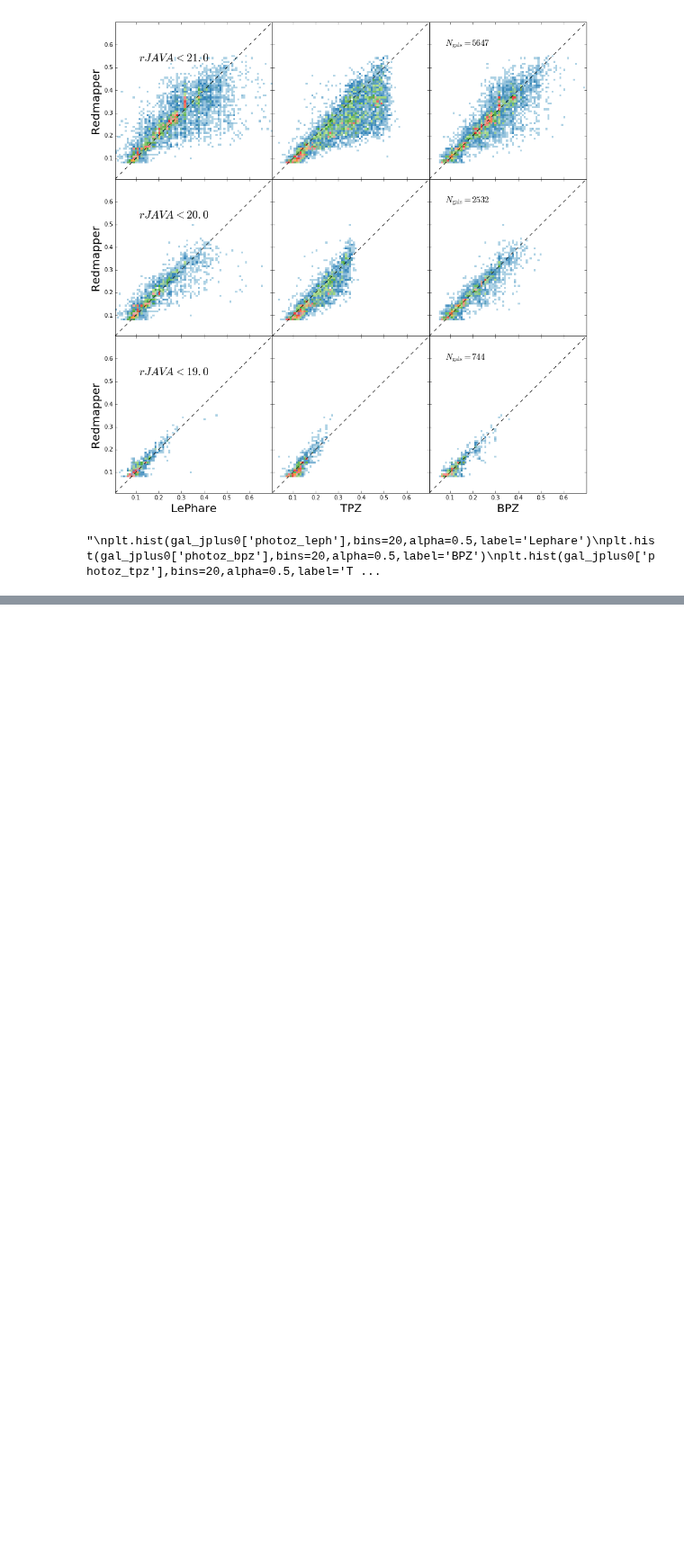
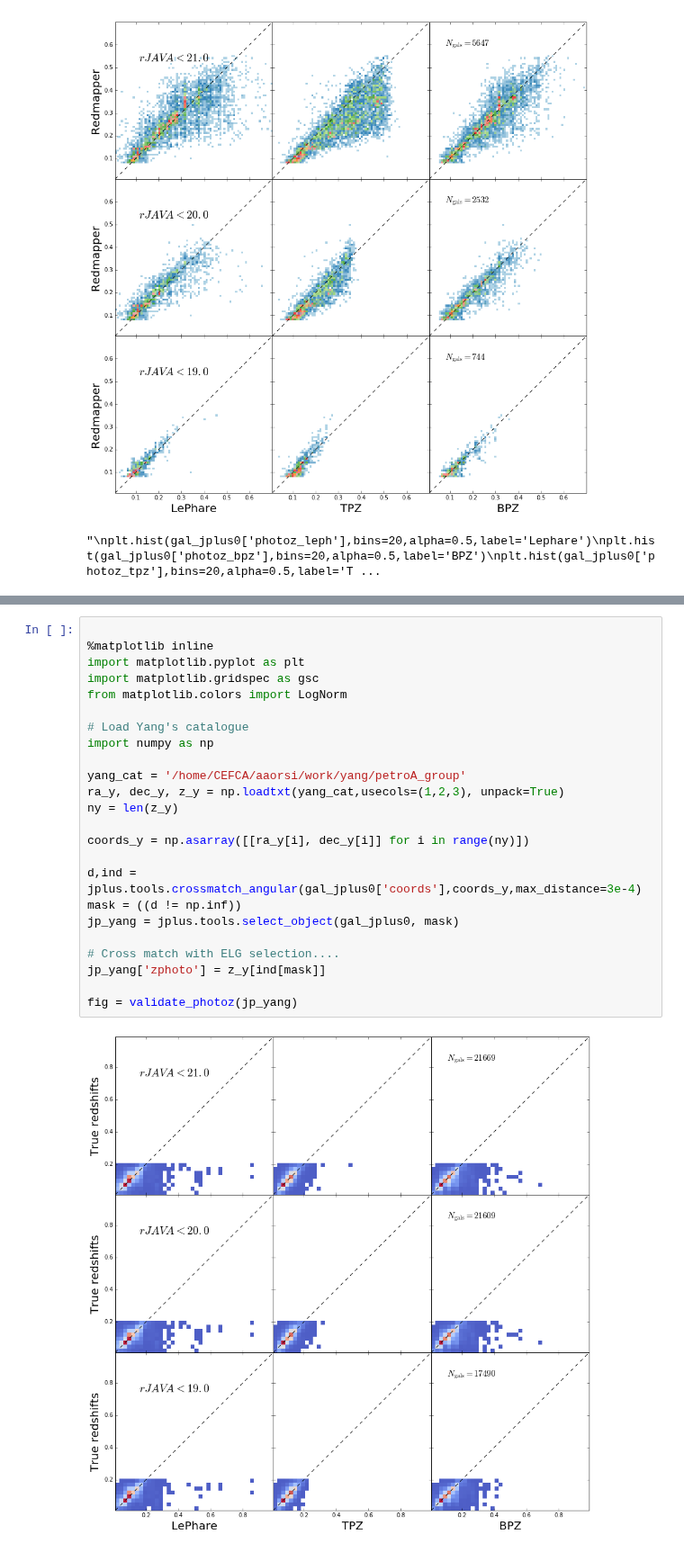
Before and after one commit to aaorsi/ELG_analysis, a Jupyter notebook: photoz_redmapper.ipynb, the cells around one changed output, grey strips where cells are left out. Shown at 90% size. Drawn from its saved outputs; the diff is of its cells as text; blank space fills up the shorter version.

```diff
--- a/photoz_redmapper.ipynb
+++ b/photoz_redmapper.ipynb
@@ -237,0 +307,26 @@ plt.show()
+# %%
+
+%matplotlib inline
+import matplotlib.pyplot as plt
+import matplotlib.gridspec as gsc
+from matplotlib.colors import LogNorm
+
+# Load Yang's catalogue
+import numpy as np
+
+yang_cat = '/home/CEFCA/aaorsi/work/yang/petroA_group'
+ra_y, dec_y, z_y = np.loadtxt(yang_cat,usecols=(1,2,3), unpack=True)
+ny = len(z_y)
+
+coords_y = np.asarray([[ra_y[i], dec_y[i]] for i in range(ny)])
+
+d,ind = jplus.tools.crossmatch_angular(gal_jplus0['coords'],coords_y,max_distance=3e-4)
+mask = ((d != np.inf))
+jp_yang = jplus.tools.select_object(gal_jplus0, mask)
+
+# Cross match with ELG selection....
+jp_yang['zphoto'] = z_y[ind[mask]]
+
+fig = validate_photoz(jp_yang)
+# %% [output]
+[figure, added]
```
Also changed, not shown: parts of 14 cells of this notebook, 1 other file.
